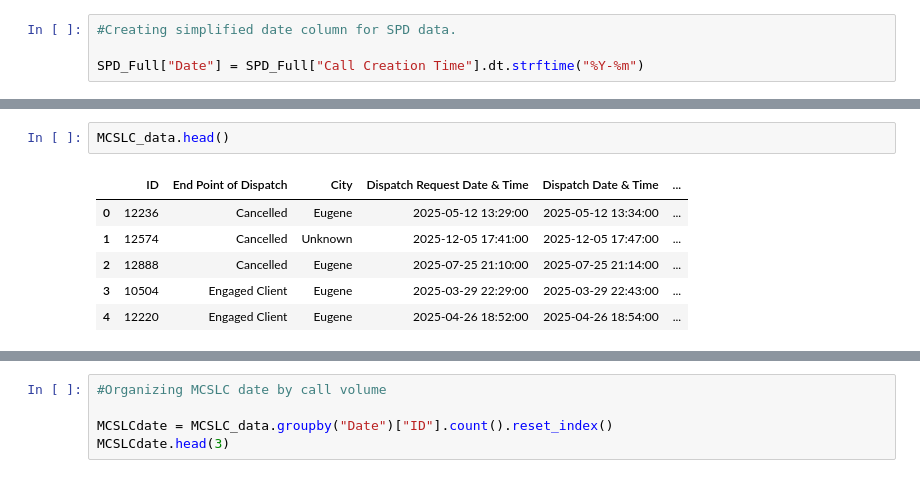
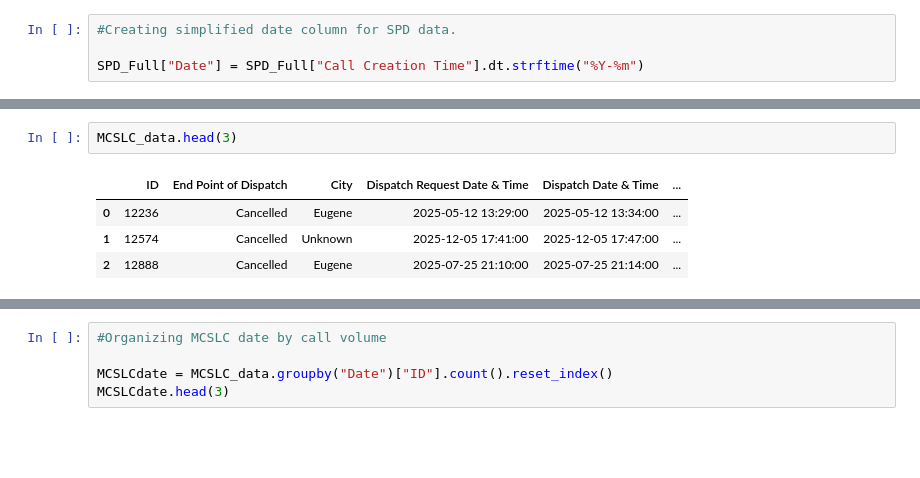
Before and after one commit to luhlig123/DataScienceInAction, a Jupyter notebook: DSCI410_Data_Processing.ipynb, the cells around one changed output, grey strips where cells are left out. Saved outputs shown, nothing was run; the diff lists cells and outputs as text; blank space fills up the shorter version.

```diff
--- a/DSCI410_Data_Processing.ipynb
+++ b/DSCI410_Data_Processing.ipynb
@@ -106,9 +130,7 @@ SPD_Full["Date"] = SPD_Full["Call Creation Time"].dt.strftime("%Y-%m")
 # %%
-MCSLC_data.head()
+MCSLC_data.head(3)
 # %% [output]
 |  | ID | End Point of Dispatch | City | Dispatch Request Date & Time | Dispatch Date & Time | ... |
 | 0 | 12236 | Cancelled | Eugene | 2025-05-12 13:29:00 | 2025-05-12 13:34:00 | ... |
 | 1 | 12574 | Cancelled | Unknown | 2025-12-05 17:41:00 | 2025-12-05 17:47:00 | ... |
 | 2 | 12888 | Cancelled | Eugene | 2025-07-25 21:10:00 | 2025-07-25 21:14:00 | ... |
-| 3 | 10504 | Engaged Client | Eugene | 2025-03-29 22:29:00 | 2025-03-29 22:43:00 | ... |
-| 4 | 12220 | Engaged Client | Eugene | 2025-04-26 18:52:00 | 2025-04-26 18:54:00 | ... |
```
Also changed, not shown: parts of 17 cells of this notebook.
